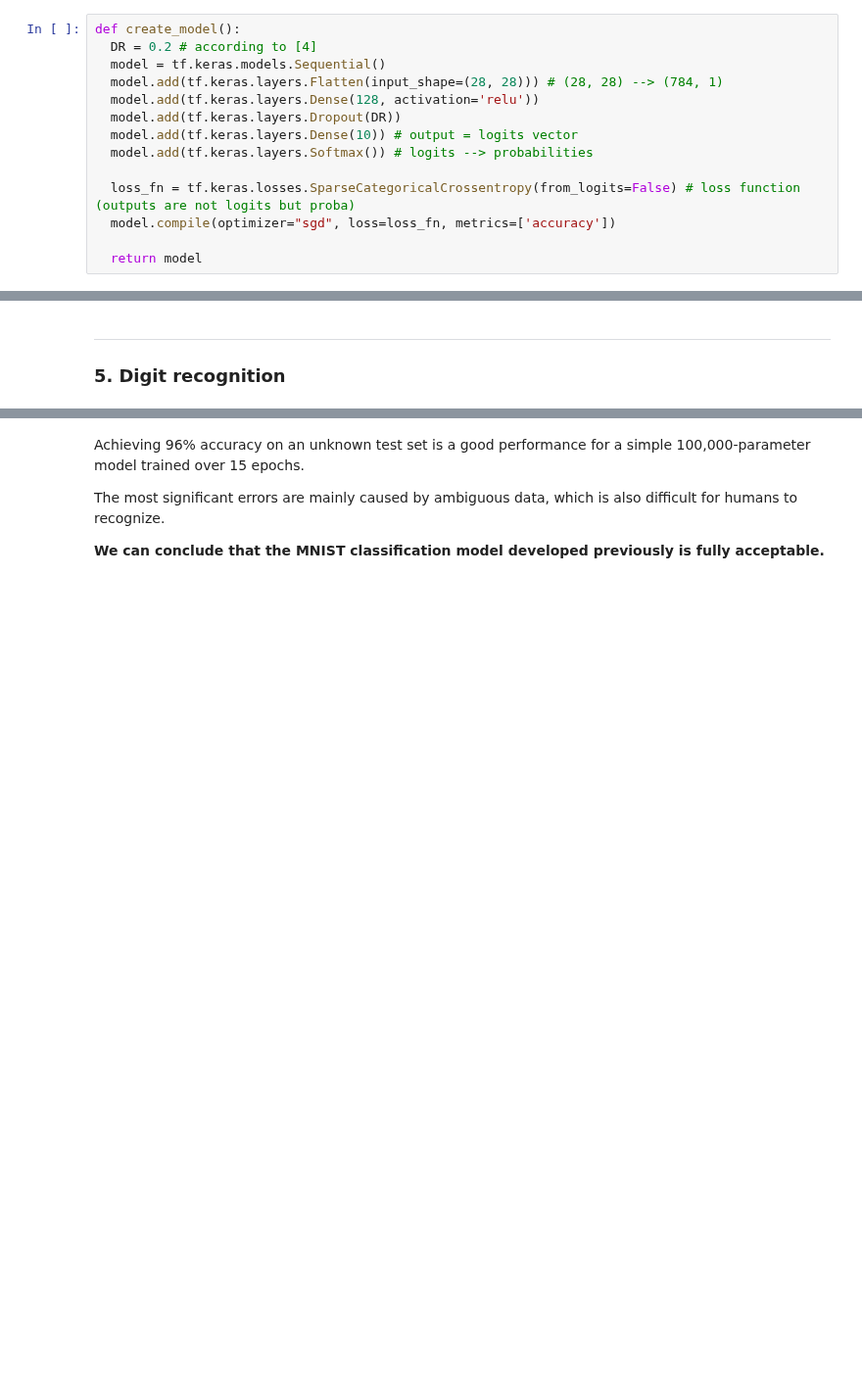
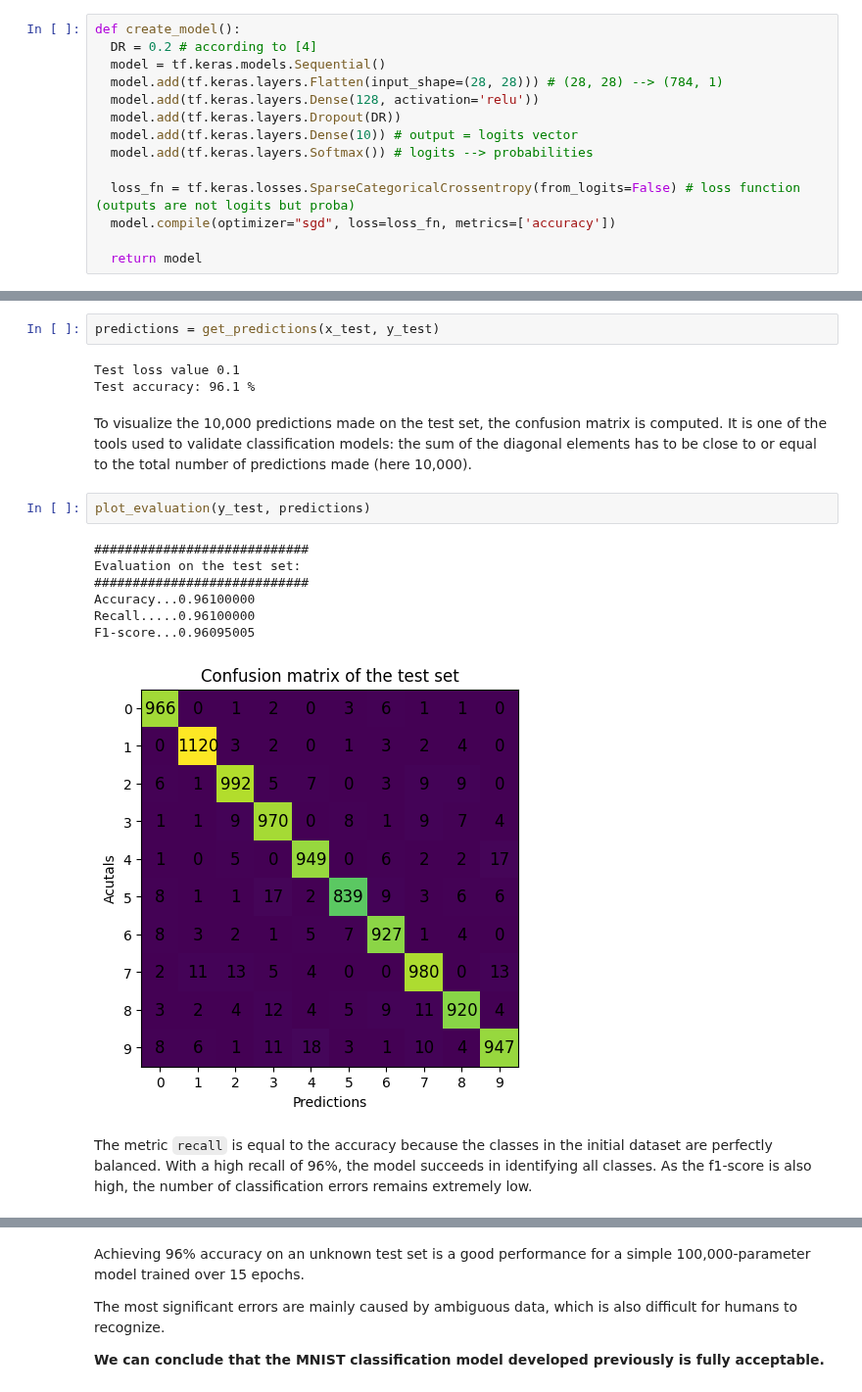
Before and after one commit to Benjamin-morel/TensorFlow, a Jupyter notebook: 01_classification_image.ipynb, the cells around one changed output, grey strips where cells are left out. Shown at 98% size. Saved outputs shown, nothing was run; the diff lists cells and outputs as text; blank space fills up the shorter version.

```diff
--- a/01_classification_image.ipynb
+++ b/01_classification_image.ipynb
@@ -275,7 +297,20 @@ Test accuracy: 95.9 %
-# %% [markdown]
-
----
-
-
-### **5. Digit recognition**
+# %%
+predictions = get_predictions(x_test, y_test)
+# %% [output]
+Test loss value 0.1
+Test accuracy: 96.1 %
+# %% [markdown]
+To visualize the 10,000 predictions made on the test set, the confusion matrix is computed. It is one of the tools used to validate classification models: the sum of the diagonal elements has to be close to or equal to the total number of predictions made (here 10,000).
+# %%
+plot_evaluation(y_test, predictions)
+# %% [output]
+############################
+Evaluation on the test set:
+############################
+Accuracy...0.96100000
+Recall.....0.96100000
+F1-score...0.96095005
+[figure, added]
+# %% [markdown]
+The metric `recall` is equal to the accuracy because the classes in the initial dataset are perfectly balanced. With a high recall of 96%, the model succeeds in identifying all classes. As the f1-score is also high, the number of classification errors remains extremely low.
 # %% [markdown]
```
Also changed, not shown: parts of 45 cells of this notebook.
